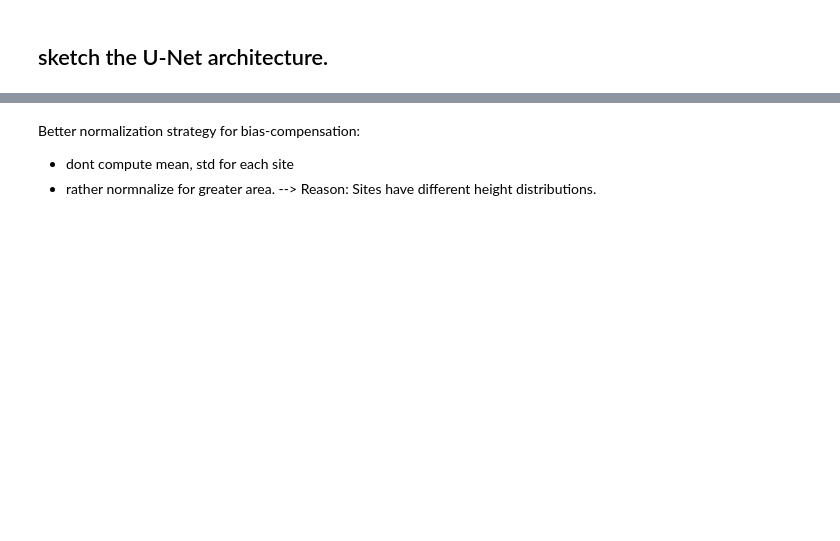
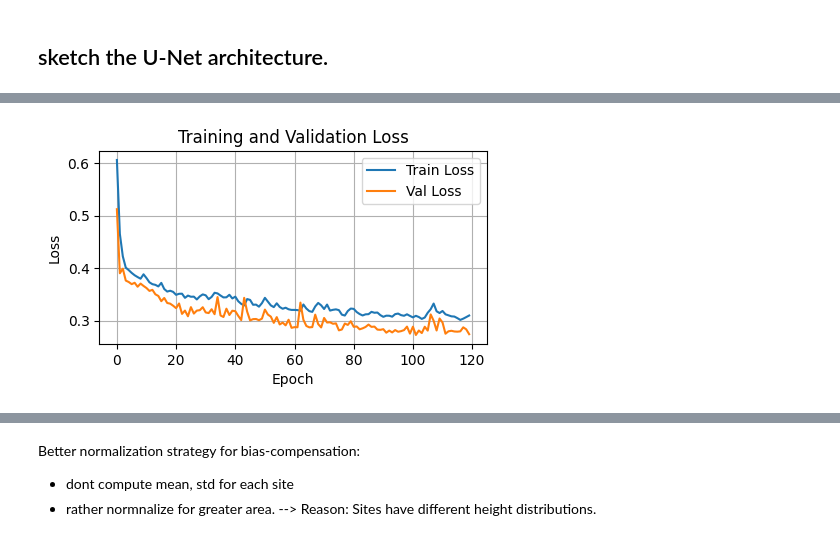
Before and after one commit to fizz-x/TreeHeads, a Jupyter notebook: training/01_unet.ipynb, the cells around one changed output, grey strips where cells are left out. Cells and saved outputs as stored; diff of their text form; code cells hidden in the pictures; blank space fills up the shorter version.

```diff
--- a/training/01_unet.ipynb
+++ b/training/01_unet.ipynb
@@ -455,0 +411,4 @@ torch.save(model.state_dict(), "unet_canopy_model3.pth")
+# %%
+eval.plot_val_loss(train_losses, val_losses)
+# %% [output]
+[figure, added]
```
Also changed, not shown: parts of 28 cells of this notebook, 3 other files.
